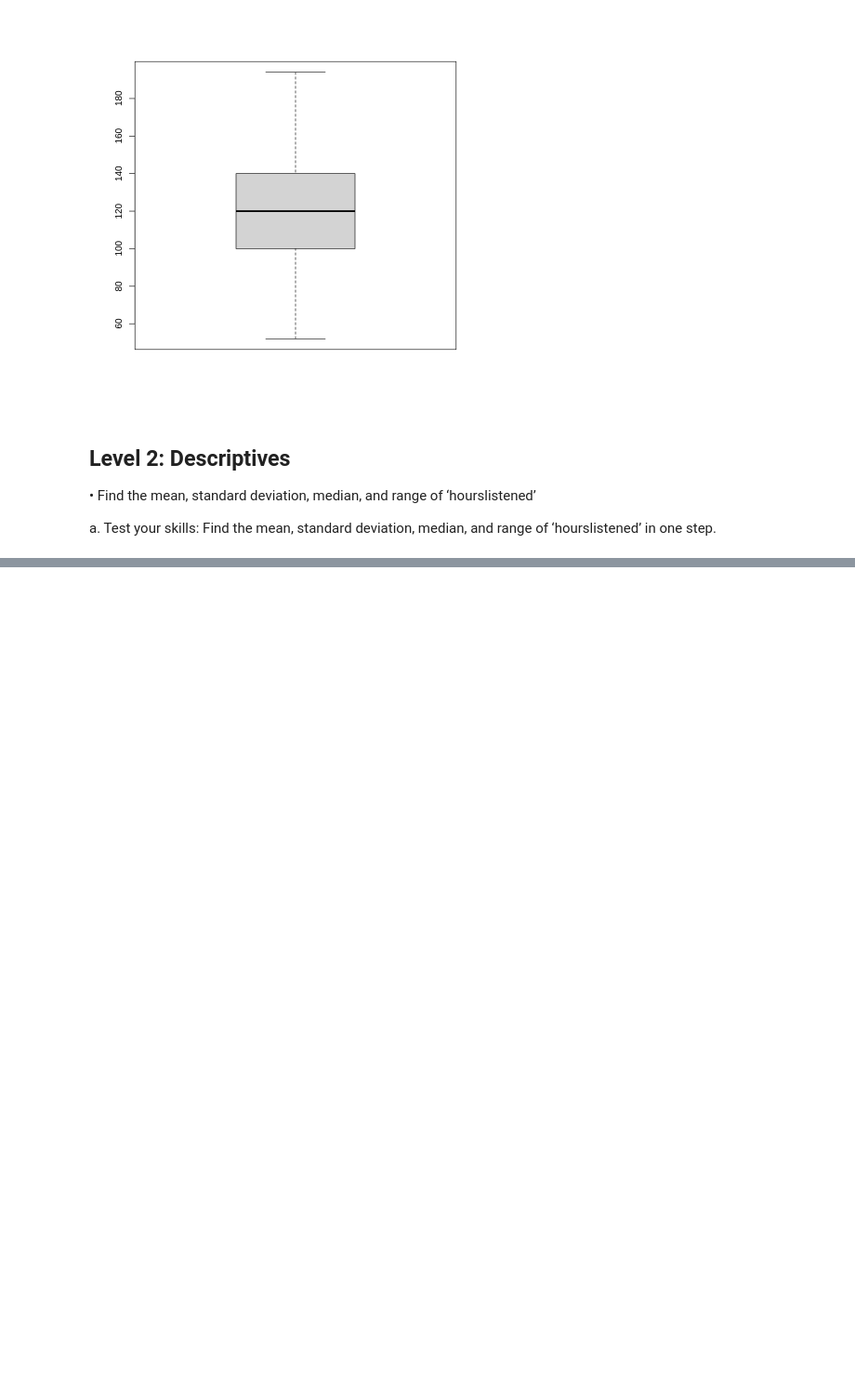
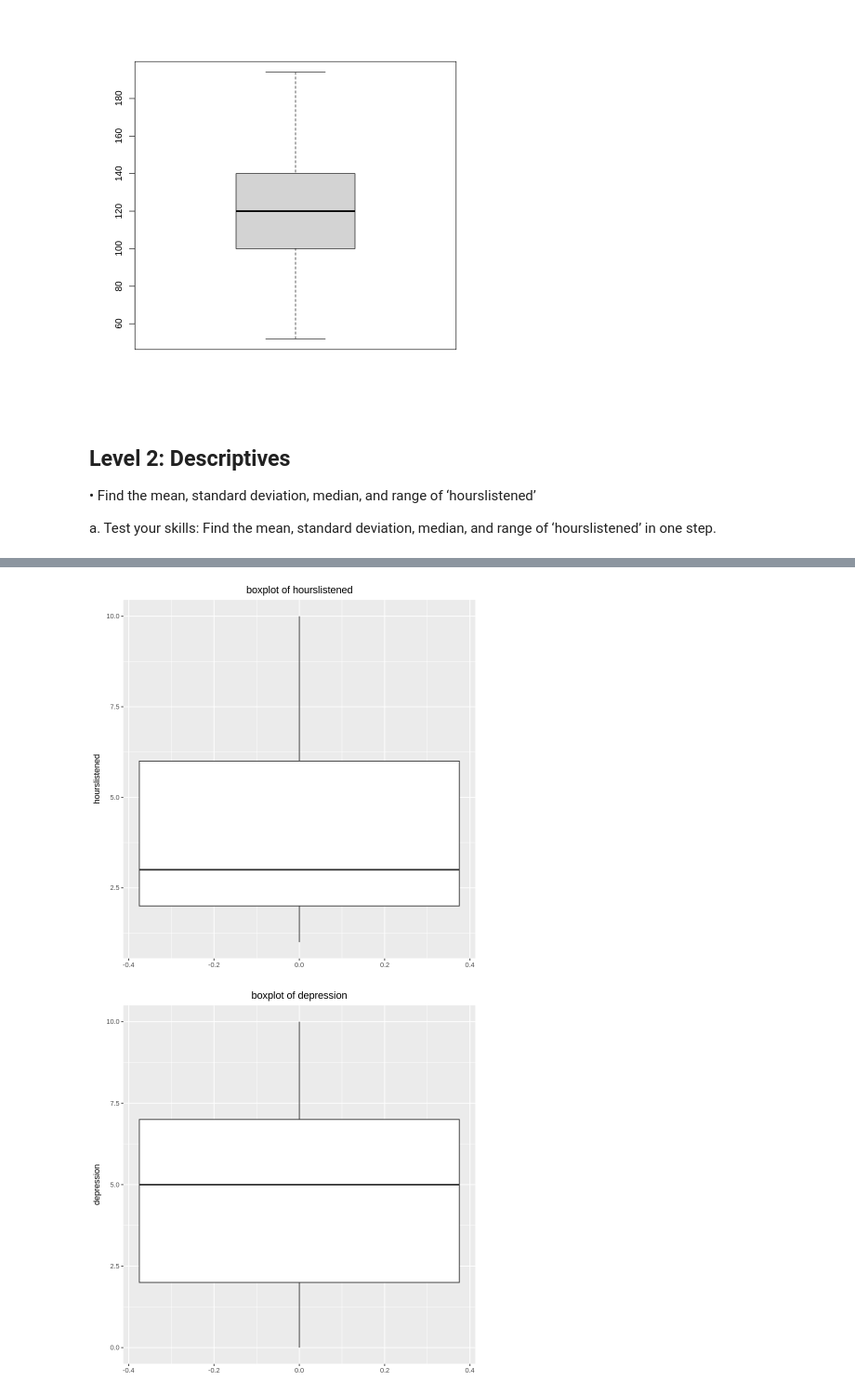
Before and after one commit to alanhlam-github/Psi_Chi, a Jupyter notebook: Psi_Chi_R_2025_July.ipynb, the cells around one changed output, grey strips where cells are left out. Shown: that part at 93% size. Cells and saved outputs as stored; diff of their text form; code cells hidden in the pictures; blank space fills up the shorter version.

```diff
--- a/Psi_Chi_R_2025_July.ipynb
+++ b/Psi_Chi_R_2025_July.ipynb
@@ -191,0 +259,8 @@ a. Test your skills: Find the mean, standard deviation, median, and range of ‘
+# %%
+for (i in list_1){
+  x = ggplot(data4,aes(y=.data[[i]]))+geom_boxplot()+labs(title= paste("boxplot of", i)) +theme(plot.title = element_text(hjust = .5))
+  print(x)
+}
+# %% [output]
+[figure, added]
+[figure, added]
```
Also changed, not shown: parts of 13 cells of this notebook.
